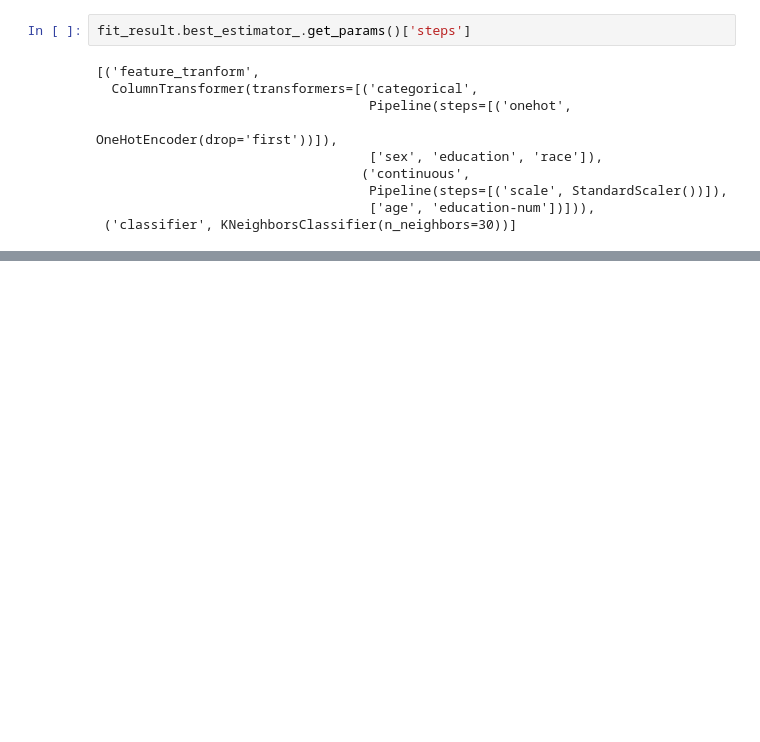
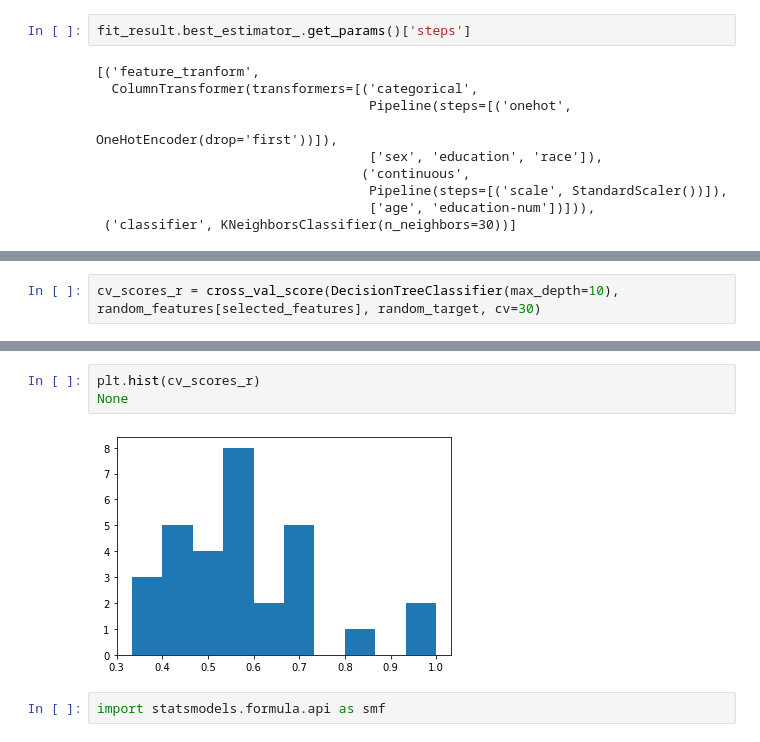
Before and after one commit to dhesse/IN-STK5000-Notebooks-2020, a Jupyter notebook: notebooks/Lecture 03a - More Sklearn.ipynb, the cells around one changed output, grey strips where cells are left out. Drawn from its saved outputs; the diff is of its cells as text; blank space fills up the shorter version.

```diff
--- a/notebooks/Lecture 03a - More Sklearn.ipynb
+++ b/notebooks/Lecture 03a - More Sklearn.ipynb
@@ -171,0 +287,2 @@ fit_result.best_estimator_.get_params()['steps']
+# %%
+cv_scores_r = cross_val_score(DecisionTreeClassifier(max_depth=10), random_features[selected_features], random_target, cv=30)
@@ -171,0 +298,7 @@ fit_result.best_estimator_.get_params()['steps']
+# %%
+plt.hist(cv_scores_r)
+None
+# %% [output]
+[figure, added]
+# %%
+import statsmodels.formula.api as smf
```
Also changed, not shown: parts of 22 cells of this notebook.
